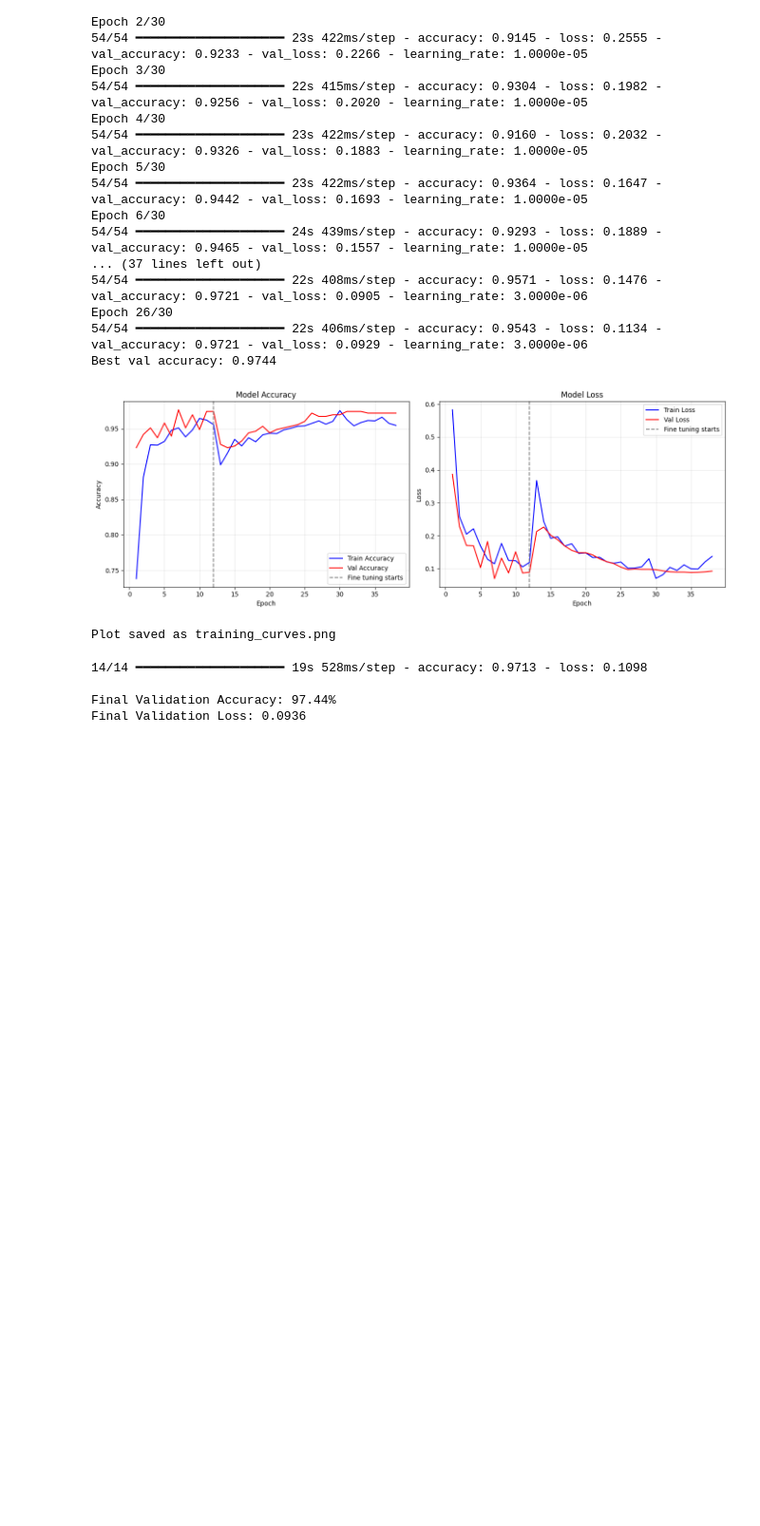
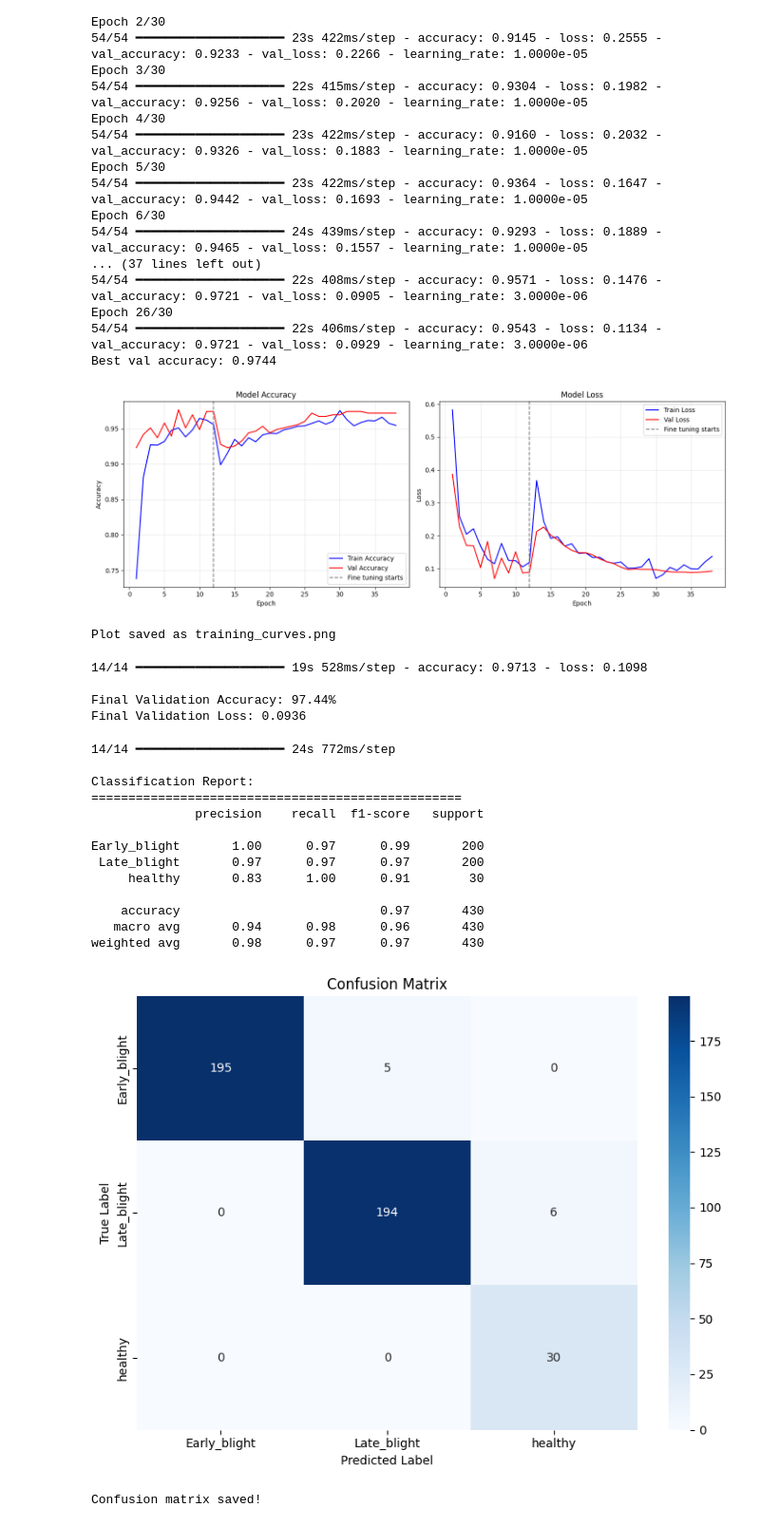
Before and after one commit to Mombinjenga/Potato-Disease-Detector, a Jupyter notebook: Potato_ML.ipynb, the cells around one changed output. Shown at 95% size. Saved outputs shown, nothing was run; the diff lists cells and outputs as text; code cells hidden in the pictures; blank space fills up the shorter version.

Commit message:
generate confusion matrix and classification report

```diff
--- a/Potato_ML.ipynb
+++ b/Potato_ML.ipynb
@@ -472,3 +472,52 @@ print(f"Final Validation Loss: {val_loss:.4f}")
 
 Final Validation Accuracy: 97.44%
 Final Validation Loss: 0.0936
+# %%
+# potato disease detection model - confusion matrix and classification report
+
+import numpy as np
+
+# get predictions
+val_generator.reset()
+y_pred_probs = best_model.predict(val_generator, verbose=1)
+y_pred = np.argmax(y_pred_probs, axis=1)  # get class with highest probability
+y_true = val_generator.classes             # actual labels
+
+# short class names for display
+class_labels = list(val_generator.class_indices.keys())
+short_labels = [c.replace('Potato___', '') for c in class_labels]
+
+# classification report
+print("\nClassification Report:")
+print("=" * 50)
+print(classification_report(y_true, y_pred, target_names=short_labels))
+
+# confusion matrix
+cm = confusion_matrix(y_true, y_pred)
+plt.figure(figsize=(8, 6))
+sns.heatmap(cm, annot=True, fmt='d', cmap='Blues',
+            xticklabels=short_labels,
+            yticklabels=short_labels)
+plt.title('Confusion Matrix')
+plt.ylabel('True Label')
+plt.xlabel('Predicted Label')
+plt.tight_layout()
+plt.savefig('confusion_matrix.png')
+plt.show()
+print("Confusion matrix saved!")
+# %% [output]
+14/14 ━━━━━━━━━━━━━━━━━━━━ 24s 772ms/step
+
+Classification Report:
+==================================================
+              precision    recall  f1-score   support
+
+Early_blight       1.00      0.97      0.99       200
+ Late_blight       0.97      0.97      0.97       200
+     healthy       0.83      1.00      0.91        30
+
+    accuracy                           0.97       430
+   macro avg       0.94      0.98      0.96       430
+weighted avg       0.98      0.97      0.97       430
+[figure, added]
+Confusion matrix saved!
```
